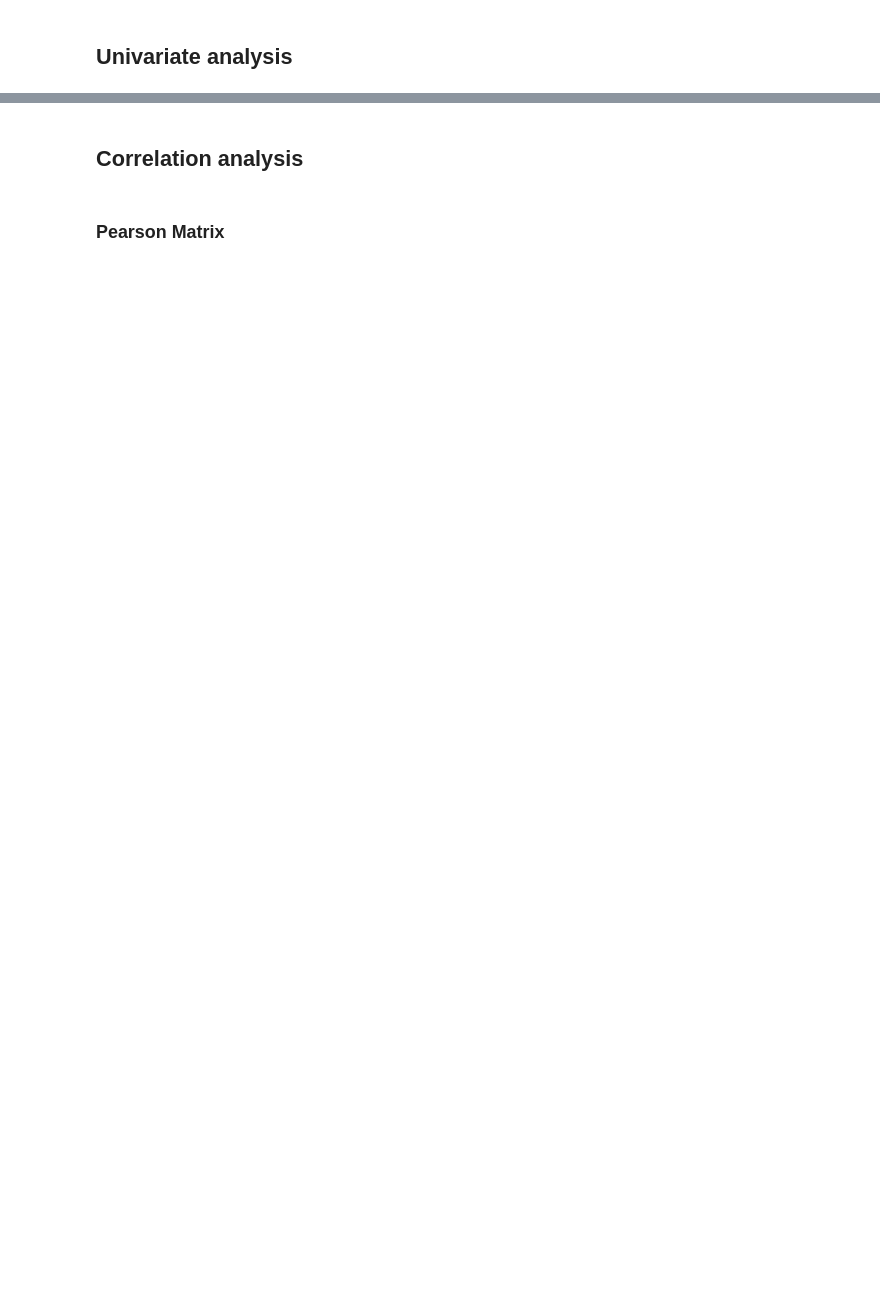
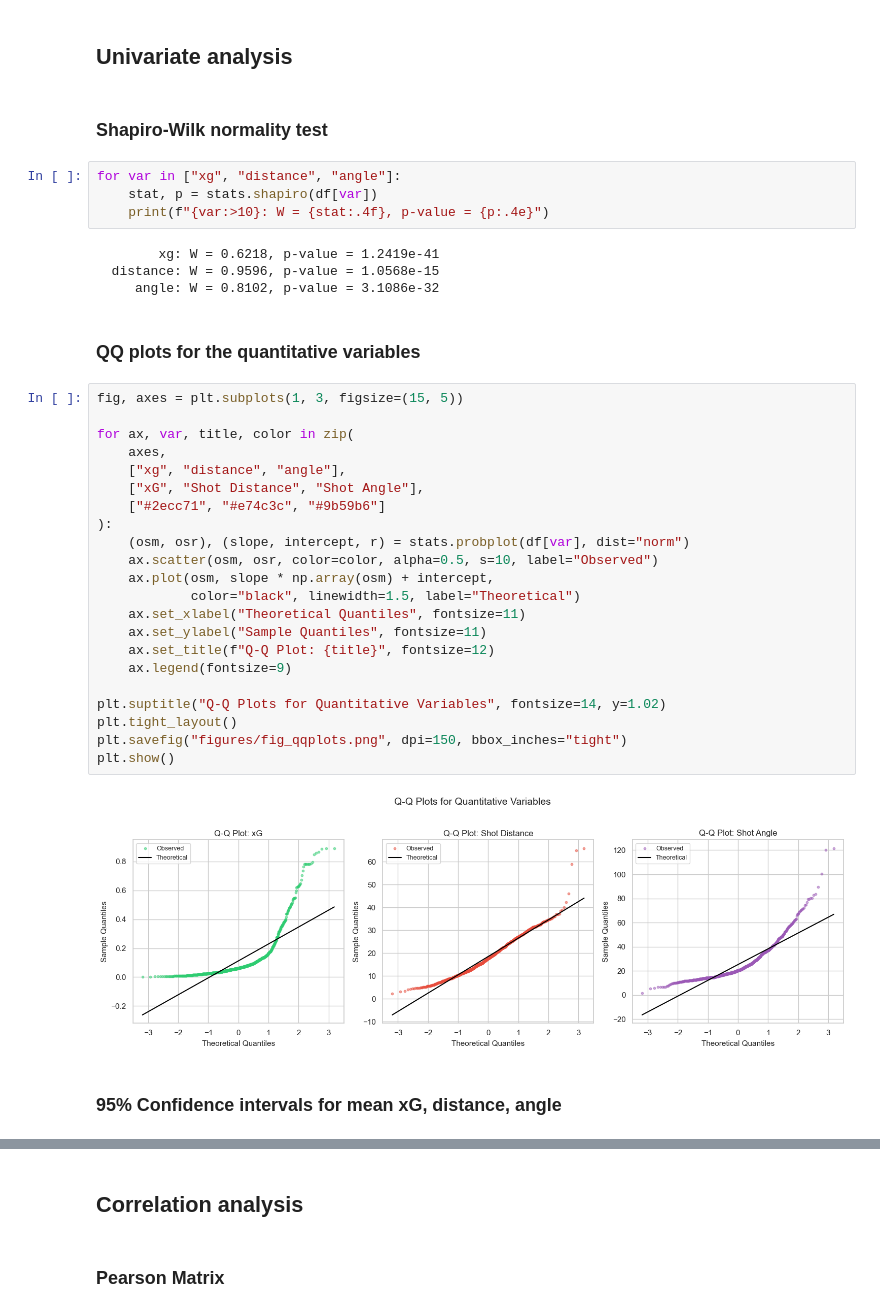
Before and after one commit to gabreyrom/MA541-Statistical-Methods-Course-Project, a Jupyter notebook: final_project.ipynb, the cells around one changed output, grey strips where cells are left out. Cells and saved outputs as stored; diff of their text form; blank space fills up the shorter version.

Commit message:
New figures and final code

```diff
--- a/final_project.ipynb
+++ b/final_project.ipynb
@@ -325,2 +323,40 @@ Shot map saved to figures/fig_shot_map.png
 # %% [markdown]
 ## Univariate analysis
+# %% [markdown]
+### Shapiro-Wilk normality test
+# %%
+for var in ["xg", "distance", "angle"]:
+    stat, p = stats.shapiro(df[var])
+    print(f"{var:>10}: W = {stat:.4f}, p-value = {p:.4e}")
+# %% [output]
+        xg: W = 0.6218, p-value = 1.2419e-41
+  distance: W = 0.9596, p-value = 1.0568e-15
+     angle: W = 0.8102, p-value = 3.1086e-32
+# %% [markdown]
+### QQ plots for the quantitative variables
+# %%
+fig, axes = plt.subplots(1, 3, figsize=(15, 5))
+
+for ax, var, title, color in zip(
+    axes,
+    ["xg", "distance", "angle"],
+    ["xG", "Shot Distance", "Shot Angle"],
+    ["#2ecc71", "#e74c3c", "#9b59b6"]
+):
+    (osm, osr), (slope, intercept, r) = stats.probplot(df[var], dist="norm")
+    ax.scatter(osm, osr, color=color, alpha=0.5, s=10, label="Observed")
+    ax.plot(osm, slope * np.array(osm) + intercept,
+            color="black", linewidth=1.5, label="Theoretical")
+    ax.set_xlabel("Theoretical Quantiles", fontsize=11)
+    ax.set_ylabel("Sample Quantiles", fontsize=11)
+    ax.set_title(f"Q-Q Plot: {title}", fontsize=12)
+    ax.legend(fontsize=9)
+
+plt.suptitle("Q-Q Plots for Quantitative Variables", fontsize=14, y=1.02)
+plt.tight_layout()
+plt.savefig("figures/fig_qqplots.png", dpi=150, bbox_inches="tight")
+plt.show()
+# %% [output]
+[figure, added]
+# %% [markdown]
+### 95% Confidence intervals for mean xG, distance, angle
```
Also changed, not shown: parts of 48 cells of this notebook, 7 other files.
